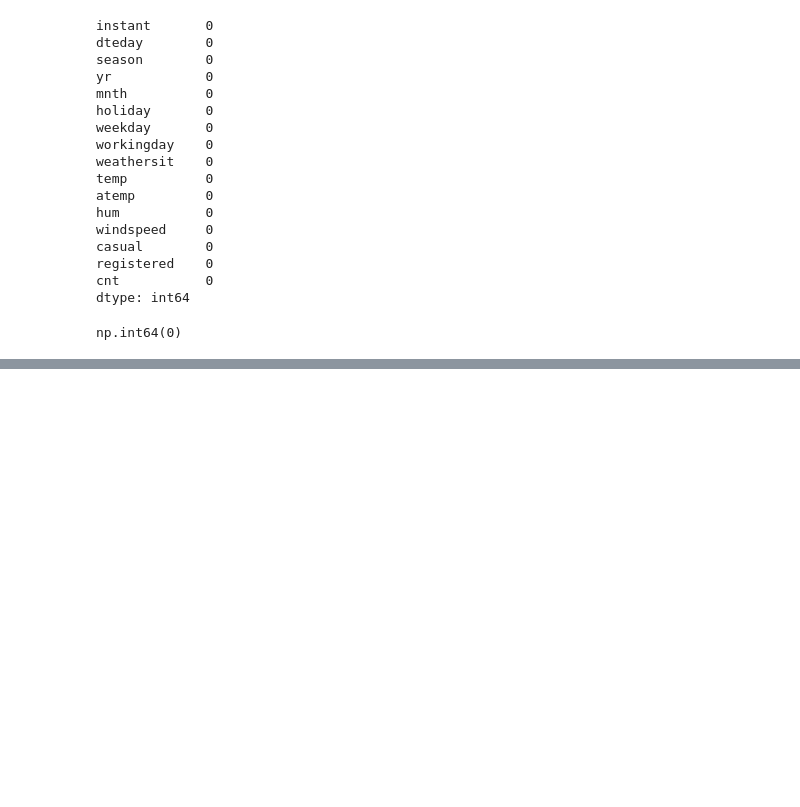
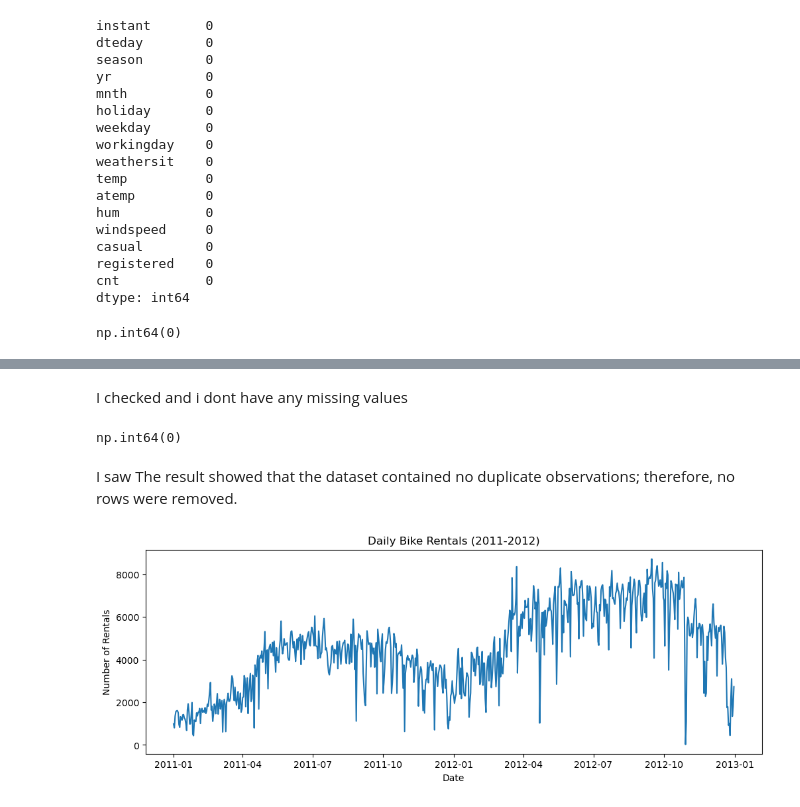
Before and after one commit to 2026150-hash/machine-learning-for-business-CA1, a Jupyter notebook: machine_learning_ca1.ipynb, the cells around one changed output, grey strips where cells are left out. Cells and saved outputs as stored; diff of their text form; code cells hidden in the pictures; blank space fills up the shorter version.

```diff
--- a/machine_learning_ca1.ipynb
+++ b/machine_learning_ca1.ipynb
@@ -91,0 +131,25 @@ df.describe()
+# %% [markdown]
+I checked and i dont have any missing values
+# %%
+# i will check duplicates to ensure data consistency and reliability.
+# Duplicate rows can skew analysis and model training by giving
+# certain observations more weight than they deserve.
+df.duplicated().sum()
+# %% [output]
+np.int64(0)
+# %% [markdown]
+I saw The result showed that the dataset contained no duplicate observations; therefore, no rows were removed.
+# %%
+# I converted the date column to date format because pandas reads it as text.
+# This is needed to plot the data over time and for the SARIMA model later.
+df['dteday'] = pd.to_datetime(df['dteday'])
+# %%
+# I used a line plot to see the trend and seasonality of daily rentals.
+fig, ax = plt.subplots(figsize = (12, 4))
+ax.plot(df['dteday'], df['cnt'])
+ax.set_title('Daily Bike Rentals (2011-2012)')
+ax.set_xlabel('Date')
+ax.set_ylabel('Number of Rentals')
+plt.show()
+# %% [output]
+[figure, added]
```
Also changed, not shown: parts of 12 cells of this notebook.
